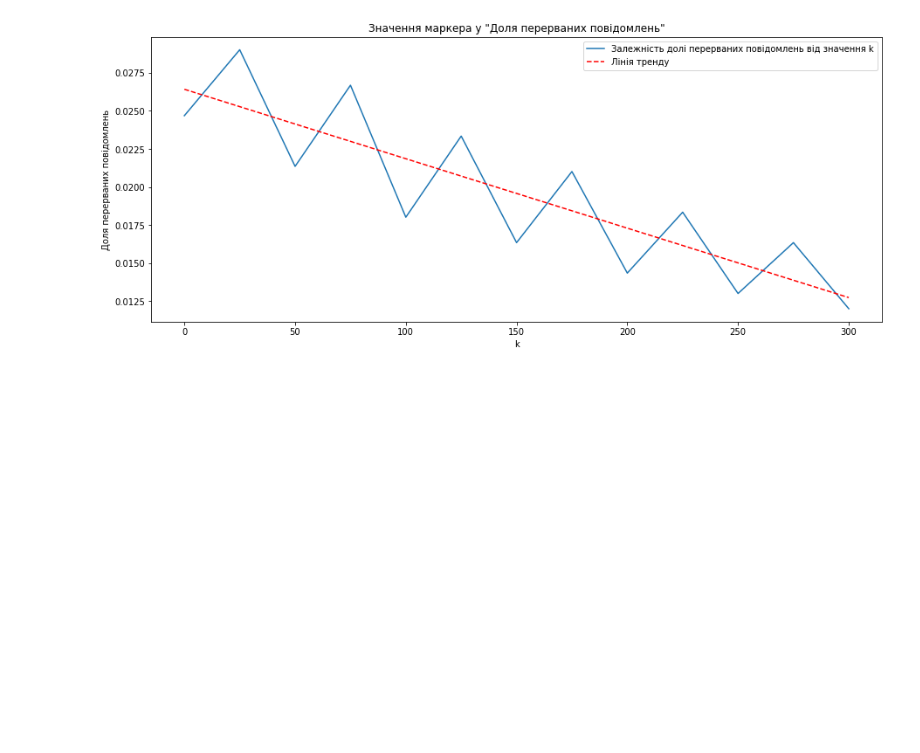
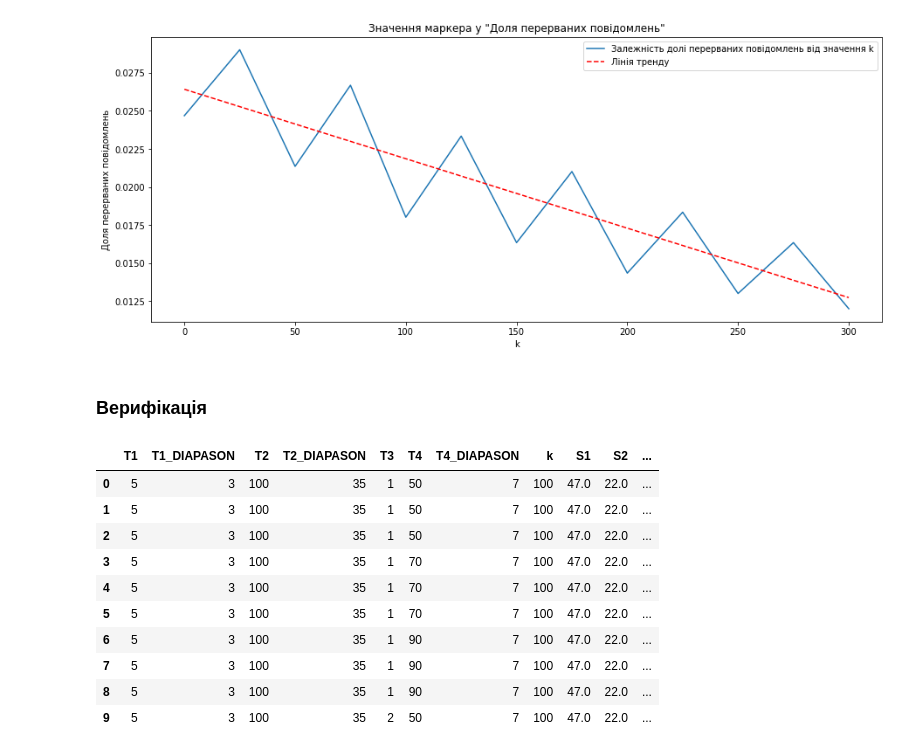
Before and after one commit to kastastin/term-work, a Jupyter notebook: term-work.ipynb, the cells around one changed output. Cells and saved outputs as stored; diff of their text form; code cells hidden in the pictures; blank space fills up the shorter version.

```diff
--- a/term-work.ipynb
+++ b/term-work.ipynb
@@ -237,7 +237,7 @@ class Model:
 # %%
 def modeling(time_modeling, is_print_results = False, **kwargs):
     k = np.abs(kwargs['T2_basic'] - kwargs['T2'])
-    generator = Location(n_markers = 1, info = "Поступлення повідомлення")
+    generator = Location(n_markers = 1, info = "Надходження")
     queue = Location(n_markers = 0, info = "Загальний накопичувач")
     free_basic_channel = Location(n_markers = 1, info = "Основний канал вільний")
     free_reserv_channel = Location(n_markers = 1, info = "Резервний канал вільний")
@@ -252,7 +252,7 @@ def modeling(time_modeling, is_print_results = False, **kwargs):
     accessibility_marker_to_basic = Location(n_markers = 1, info = "Маркер доступу до основного каналу")
     global_fails = Location(n_markers = 0, info = "Кількість збоїв")
     P2 = Location(n_markers = 1, info = "P2")
-    fixed_fails = Location(n_markers = 0, info = "Усунення збою")
+    fixed_fails = Location(n_markers = 0, info = "Збій усунено")
     P1 = Location(n_markers = 1, info = "P1")
     ocurred_fail = Location(n_markers = 0, info = "Трапився збій")
     launching_reserv = Location(n_markers = 0, info = "Необхідність запуску резервного каналу")
@@ -281,9 +281,6 @@ def modeling(time_modeling, is_print_results = False, **kwargs):
         priority = 2,
         info = "Резервний канал",
         is_time_compute = True)
-    transition_fail_occured = Transition(
-        delay = 0,
-        info = "Трапився збій")
     transition_fail_fixing = Transition(
         distr_delay = Distribution.UNIFORM,
         params_distr_delay = {"low": kwargs['T4'] - kwargs['T4_DIAPASON'], "high": kwargs['T4'] + kwargs['T4_DIAPASON']},
@@ -291,6 +288,9 @@ def modeling(time_modeling, is_print_results = False, **kwargs):
     transition_marker_return = Transition(
         delay = 0,
         info = "Повернення маркеру")
+    transition_record_fail = Transition(
+        delay = 0,
+        info = "Запис збою")
     transition_fail_generating = Transition(
         distr_delay = Distribution.UNIFORM,
         params_distr_delay = {"low": kwargs['T2'] - kwargs['T2_DIAPASON'], "high": kwargs['T2'] + kwargs['T2_DIAPASON']},
@@ -330,7 +330,7 @@ def modeling(time_modeling, is_print_results = False, **kwargs):
     arc27 = Arc(first = transition_fail_generating, last = launching_reserv)
     arc28 = Arc(first = transition_fail_generating, last = ocurred_fail)
     arc29 = Arc(first = ocurred_fail, last = transition_fail_fixing, is_info = True)
-    arc30 = Arc(first = ocurred_fail, last = transition_fail_occured, is_info = True)
+    arc30 = Arc(first = ocurred_fail, last = transition_record_fail, is_info = True)
     arc33 = Arc(first = ocurred_fail, last = transition_marker_return)
     arc31 = Arc(first = P2, last = transition_fail_fixing)
     arc32 = Arc(first = transition_marker_return, last = P2)
@@ -339,8 +339,8 @@ def modeling(time_modeling, is_print_results = False, **kwargs):
     arc36 = Arc(first = transition_marker_return, last = accessibility_marker_to_basic)
     arc37 = Arc(first = transition_marker_return, last = P1)
     arc38 = Arc(first = P1, last = transition_fail_generating)
-    arc39 = Arc(first = accessibility_marker_to_basic, last = transition_fail_occured)
-    arc40 = Arc(first = transition_fail_occured, last = global_fails)
+    arc39 = Arc(first = accessibility_marker_to_basic, last = transition_record_fail)
+    arc40 = Arc(first = transition_record_fail, last = global_fails)
 
     arcs = [a1, arc1, arc2, arc3, arc4, arc5, arc6, arc7, arc21, arc22, arc8,
             arc9, arc10, arc11, arc12, arc13, arc14, arc24, arc15, arc16, arc18,
@@ -372,7 +372,7 @@ def modeling(time_modeling, is_print_results = False, **kwargs):
                                  transition_ending_send,
                                  transition_interrupt,
                                  transition_reserv,
-                                 transition_fail_occured,
+                                 transition_record_fail,
                                  transition_fail_fixing,
                                  transition_marker_return,
                                  transition_fail_generating,
@@ -1223,3 +1223,64 @@ plt.legend()
 ax.set_title(u'Значення маркера у "Доля перерваних повідомлень"');
 # %% [output]
 [figure]
+# %% [markdown]
+### Верифікація
+# %%
+time_queue = []
+time_process = []
+df_rows = []
+
+time_modeling = 10000.0
+ROUND_PARAM = 0
+
+R_list = [6, 9, 12]
+T1_list = [5, 7, 9]
+T2_list = [100, 200, 300]
+T3_list = [1, 2, 3]
+T4_list = [50, 70, 90]
+
+S1 = 50
+S2 = 25
+S3 = 0.03
+
+R_DIAPASON_list = [5]
+T1_DIAPASON_list = [3]
+T2_DIAPASON_list = [35]
+T4_DIAPASON = [7]
+T2_basic = 200
+
+for row in product(T1_list, T1_DIAPASON_list, T2_list, T2_DIAPASON_list, T3_list, T4_list, T4_DIAPASON, R_list, R_DIAPASON_list):
+    T1, T1_DIAPASON, T2, T2_DIAPASON, T3, T4, T4_DIAPASON, R, R_DIAPASON = row
+    k = np.abs(T2_basic - T2)
+
+    simulation = modeling(time_modeling,
+                          is_print_results = False,
+                          T1 = T1, T1_DIAPASON = T1_DIAPASON,
+                          T2 = T2, T2_DIAPASON = T2_DIAPASON, T2_basic = T2_basic,
+                          T3 = T3,
+                          T4 = T4, T4_DIAPASON = T4_DIAPASON,
+                          R = R, R_DIAPASON = R_DIAPASON,
+                          S1 = S1, S2 = S2, S3 = S3)
+    result = simulation.launch(is_target_returned = True)
+    df_rows.append(dict({'T1': T1, 'T1_DIAPASON': T1_DIAPASON,
+                         'T2': T2, 'T2_DIAPASON': T2_DIAPASON,
+                         'T3': T3,
+                         'T4': T4, 'T4_DIAPASON': T4_DIAPASON,
+                         'k': k,
+                         'S1': S1 - S3 * k, 'S2': S2 - S3 * k, 'S3': S3,
+                         'modeling_time': time_modeling}, **result))
+
+df = pd.DataFrame(df_rows)
+df.head(10)
+# %% [output]
+|  | T1 | T1_DIAPASON | T2 | T2_DIAPASON | T3 | T4 | T4_DIAPASON | k | S1 | S2 | ... |
+| 0 | 5 | 3 | 100 | 35 | 1 | 50 | 7 | 100 | 47.0 | 22.0 | ... |
+| 1 | 5 | 3 | 100 | 35 | 1 | 50 | 7 | 100 | 47.0 | 22.0 | ... |
+| 2 | 5 | 3 | 100 | 35 | 1 | 50 | 7 | 100 | 47.0 | 22.0 | ... |
+| 3 | 5 | 3 | 100 | 35 | 1 | 70 | 7 | 100 | 47.0 | 22.0 | ... |
+| 4 | 5 | 3 | 100 | 35 | 1 | 70 | 7 | 100 | 47.0 | 22.0 | ... |
+| 5 | 5 | 3 | 100 | 35 | 1 | 70 | 7 | 100 | 47.0 | 22.0 | ... |
+| 6 | 5 | 3 | 100 | 35 | 1 | 90 | 7 | 100 | 47.0 | 22.0 | ... |
+| 7 | 5 | 3 | 100 | 35 | 1 | 90 | 7 | 100 | 47.0 | 22.0 | ... |
+| 8 | 5 | 3 | 100 | 35 | 1 | 90 | 7 | 100 | 47.0 | 22.0 | ... |
+| 9 | 5 | 3 | 100 | 35 | 2 | 50 | 7 | 100 | 47.0 | 22.0 | ... |
```
Also changed, not shown: parts of 1 cell of this notebook, 1 other file.
